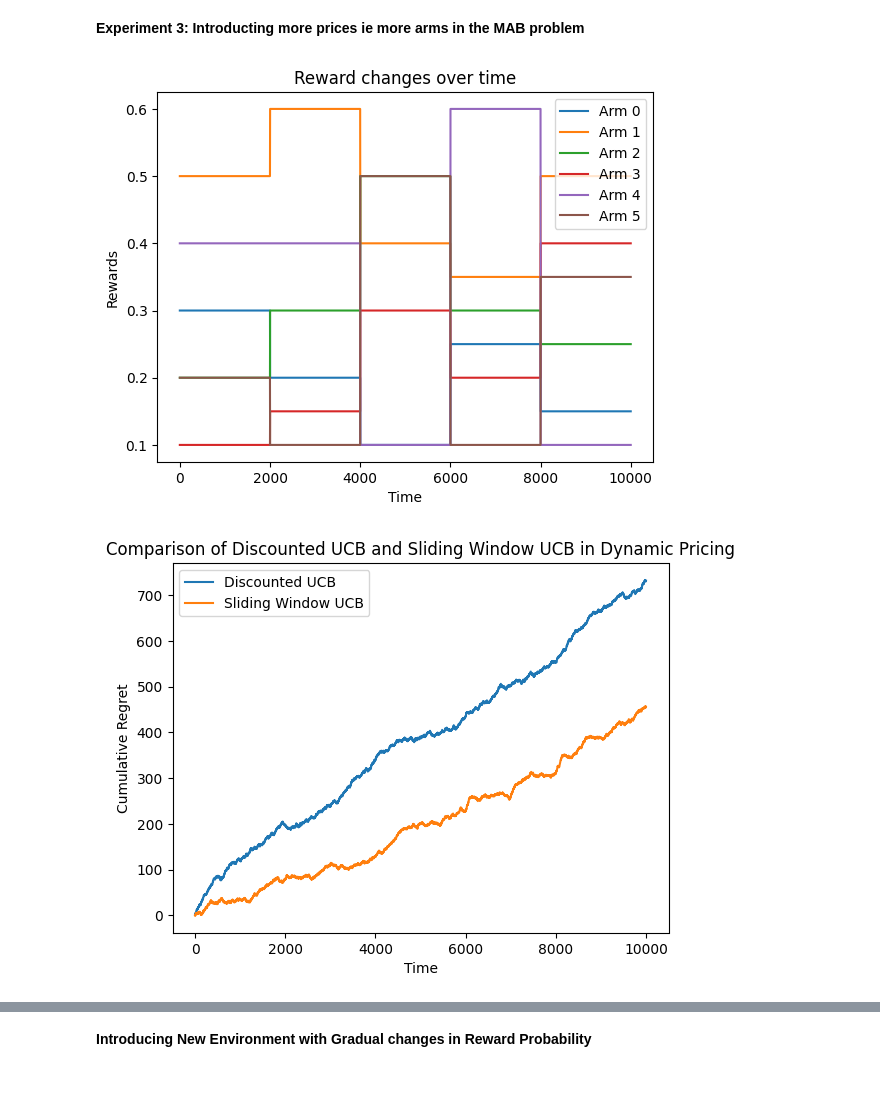
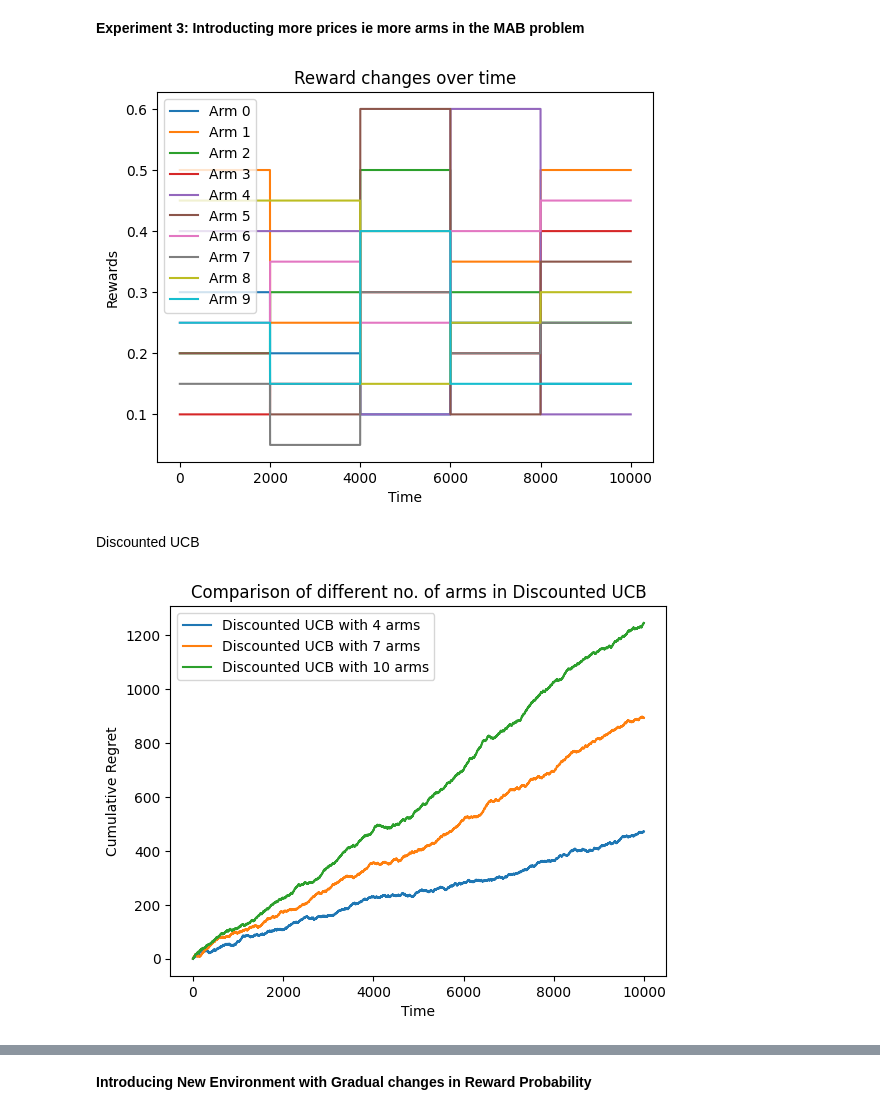
Before and after one commit to dayeonryoo/research-skills-stochastic-MAB, a Jupyter notebook: NS_UCB_MAB.ipynb, the cells around one changed output, grey strips where cells are left out. Cells and saved outputs as stored; diff of their text form; code cells hidden in the pictures; blank space fills up the shorter version.

```diff
--- a/NS_UCB_MAB.ipynb
+++ b/NS_UCB_MAB.ipynb
@@ -303,14 +303,14 @@ plt.savefig("Discounted_regret_different_gamma")
 **Experiment 3: Introducting more prices ie more arms in the MAB problem**
 # %%
 # Experiment Setup
-prices = [5, 10, 15, 20, 25,30]
+prices = [5, 10, 15, 20, 25, 30, 15, 20, 25, 30]
 change_points = [2000, 4000, 6000, 8000]
 reward_probabilities = [
-    [0.3, 0.5, 0.2, 0.1, 0.4, 0.2],  # Phase 1
-    [0.2, 0.6, 0.3, 0.15, 0.4, 0.1], # Phase 2
-    [0.1, 0.4, 0.5, 0.3 , 0.1, 0.5],  # Phase 3
-    [0.25, 0.35, 0.3, 0.2, 0.6, 0.1], # Phase 4
-    [0.15, 0.5, 0.25, 0.4, 0.1, 0.35]  # Phase 5
+    [0.3, 0.5, 0.2, 0.1, 0.4, 0.2, 0.25, 0.15, 0.45, 0.25],  # Phase 1
+    [0.2, 0.25, 0.3, 0.15, 0.4, 0.1, 0.35, 0.05, 0.45, 0.15], # Phase 2
+    [0.1, 0.4, 0.5, 0.3 , 0.1, 0.6, 0.25, 0.3, 0.15, 0.4],  # Phase 3
+    [0.25, 0.35, 0.3, 0.2, 0.6, 0.1, 0.4, 0.2, 0.25, 0.15], # Phase 4
+    [0.15, 0.5, 0.25, 0.4, 0.1, 0.35, 0.45, 0.25, 0.3, 0.15]  # Phase 5
 ]
 
 
@@ -334,49 +334,65 @@ plt.legend()
 plt.title("Reward changes over time")
 plt.savefig("Env_1_rewards_newPrices")
 # %% [output]
-[figure, old version]
+[figure, new version]
+# %% [markdown]
+Discounted UCB
 # %%
+reward_probabilities_4 = [i[0:4] for i in reward_probabilities]
+reward_probabilities_7 = [i[0:7] for i in reward_probabilities]
+reward_probabilities_10 = reward_probabilities
 
 #Defining Environment
-env_d = DynamicPricingEnv(prices, change_points, reward_probabilities)
-env_sw = DynamicPricingEnv(prices, change_points, reward_probabilities)
+env_d_4 = DynamicPricingEnv(prices[0:4], change_points, reward_probabilities_4)
+env_d_7 = DynamicPricingEnv(prices[0:7], change_points, reward_probabilities_7)
+env_d_10 = DynamicPricingEnv(prices, change_points, reward_probabilities_10)
 
 # Instance of Algorithm
-d_ucb = DiscountedUCB(len(prices),0.9975,0.6)
-sw_ucb = SlidingWindowUCB(len(prices),1213)
+d_ucb_4 = DiscountedUCB(4,0.9975,0.6)
+d_ucb_7 = DiscountedUCB(7,0.9975,0.6)
+d_ucb_10 = DiscountedUCB(10,0.9975,0.6)
 
 T = 10000
-regrets_d = []
-regrets_sw = []
-regrets_s =[]
+regrets_d_4 = []
+regrets_d_7 = []
+regrets_d_10 = []
+
+
 
 for t in range(T):
 
 
-    # Discounted UCB
-    arm_d = d_ucb.select_arm()
-    reward_d = env_d.step(arm_d)
-    d_ucb.update(arm_d, reward_d)
-    regrets_d.append(max(reward_probabilities[env_d.current_phase]) - reward_d)
+    # Discounted UCB with 4 Arms
+    arm_d = d_ucb_4.select_arm()
+    reward_d = env_d_4.step(arm_d)
+    d_ucb_4.update(arm_d, reward_d)
+    regrets_d_4.append(max(reward_probabilities_4[env_d_4.current_phase]) - reward_d)
 
+    # Discounted UCB with 7 arms
+    arm_d = d_ucb_7.select_arm()
+    reward_d = env_d_7.step(arm_d)
+    d_ucb_7.update(arm_d, reward_d)
+    regrets_d_7.append(max(reward_probabilities_7[env_d_7.current_phase]) - reward_d)
 
-    # Sliding Window UCB
-    arm_sw = sw_ucb.select_arm()
-    reward_sw = env_sw.step(arm_sw)
-    sw_ucb.update(arm_sw, reward_sw)
-    regrets_sw.append(max(reward_probabilities[env_sw.current_phase]) - reward_sw)
+    # Discounted UCB with 10 arms
+    arm_d = d_ucb_10.select_arm()
+    reward_d = env_d_10.step(arm_d)
+    d_ucb_10.update(arm_d, reward_d)
+    regrets_d_10.append(max(reward_probabilities_10[env_d_10.current_phase]) - reward_d)
 
 
 
 # Plot Regrets
 plt.figure(2)
-plt.plot(np.cumsum(regrets_d), label='Discounted UCB')
-plt.plot(np.cumsum(regrets_sw), label='Sliding Window UCB')
+plt.plot(np.cumsum(regrets_d_4), label='Discounted UCB with 4 arms')
+plt.plot(np.cumsum(regrets_d_7), label='Discounted UCB with 7 arms')
+plt.plot(np.cumsum(regrets_d_10), label='Discounted UCB with 10 arms')
+
 #plt.plot(np.cumsum(regrets_s), label='UCB_s')
 plt.xlabel("Time")
 plt.ylabel("Cumulative Regret")
 plt.legend()
-plt.title("Comparison of Discounted UCB and Sliding Window UCB in Dynamic Pricing")
-plt.savefig("Env_1_regret_newPrices")
+plt.title("Comparison of different no. of arms in Discounted UCB")
+plt.savefig("Regret_newPrices_Discounted")
 # %% [output]
-[figure, old version]
+[figure, new version]
```
Also changed, not shown: parts of 6 cells of this notebook, 1 other file.
